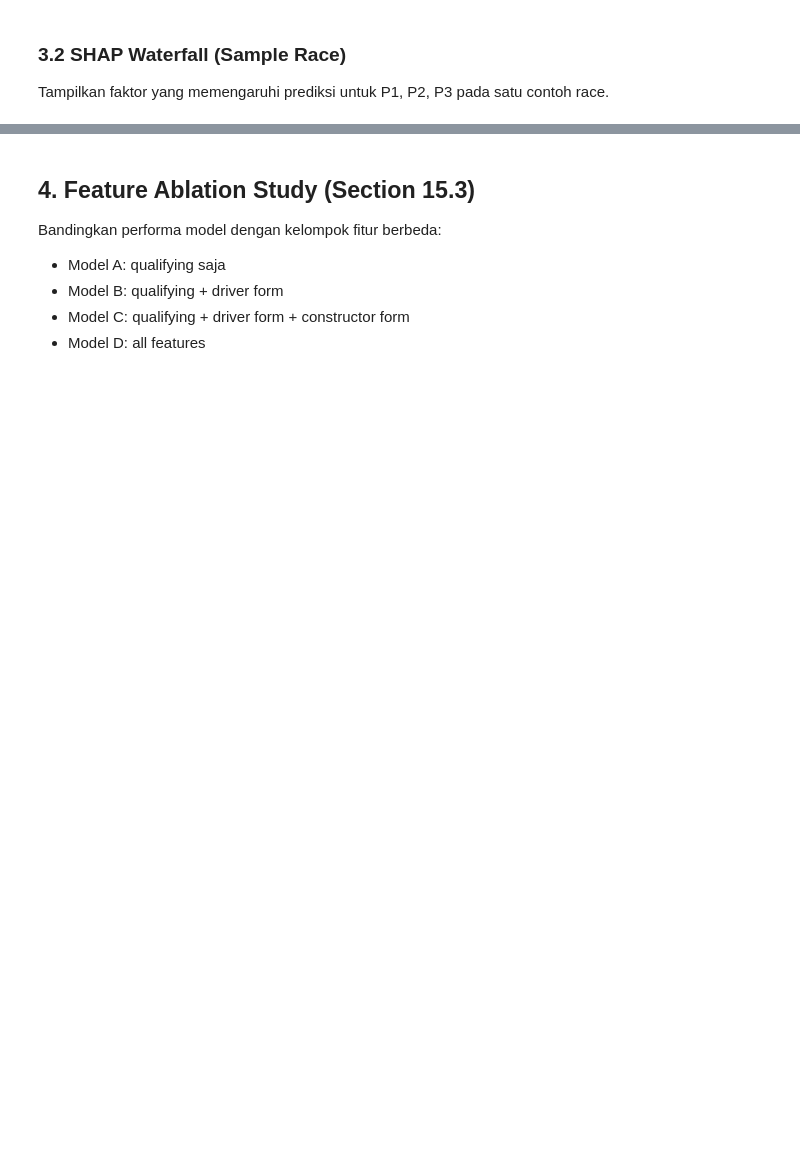
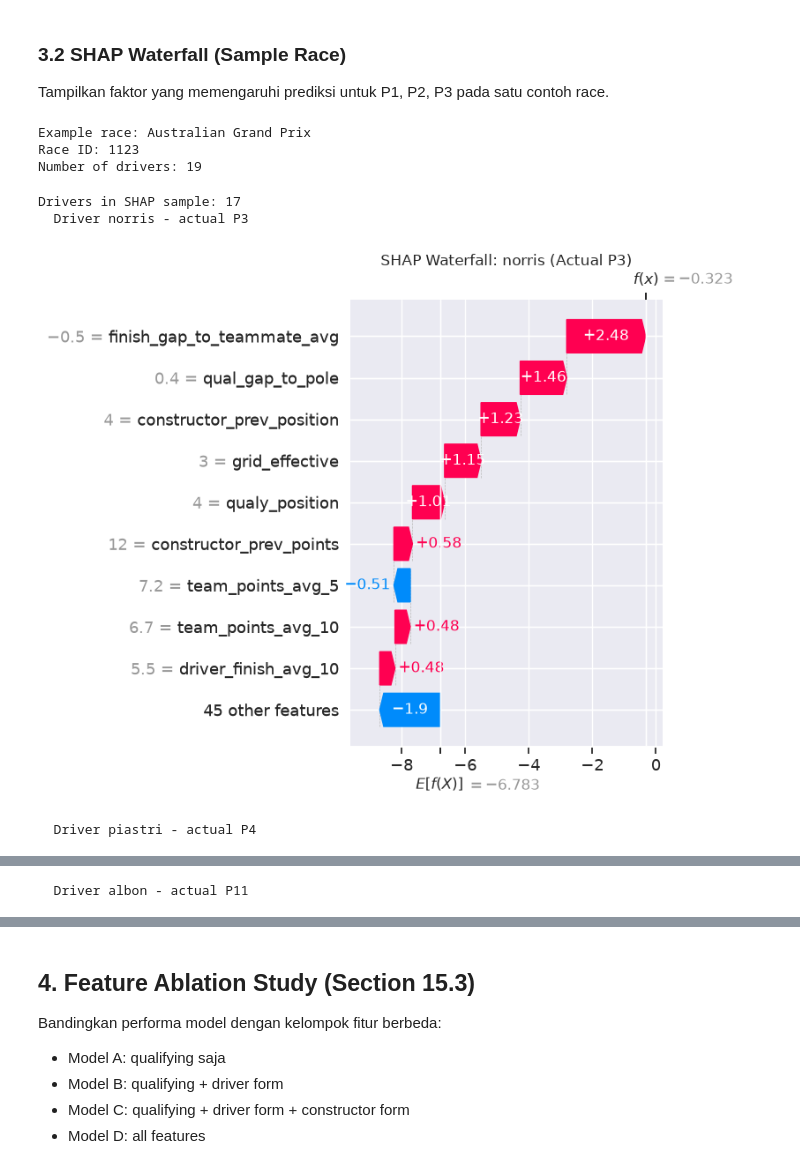
Before and after one commit to blurtie/f1-podium-prediction, a Jupyter notebook: notebooks/09_explainability.ipynb, the cells around one changed output, grey strips where cells are left out. Drawn from its saved outputs; the diff is of its cells as text; code cells hidden in the pictures; blank space fills up the shorter version.

```diff
--- a/notebooks/09_explainability.ipynb
+++ b/notebooks/09_explainability.ipynb
@@ -37,6 +42,6 @@ test_mask = df['year'] >= 2024
 X_test = df[test_mask][feature_cols].fillna(df[feature_cols].median()).copy()
 y_test = df[test_mask]['is_podium'].copy()
 test_meta = df[test_mask][['raceId', 'year', 'round', 'driverRef', 'team',
-                            'constructorId', 'positionOrder', 'is_podium']].copy()
+                            'constructorId', 'positionOrder', 'is_podium', 'race_name']].copy()
 
 print(f'Test set: {X_test.shape}')
@@ -132,6 +151,15 @@ shap_sample_size = min(1000, len(X_test))
 X_shap_sample = X_test.sample(shap_sample_size, random_state=42)
 
 print(f'Calculating SHAP values on {shap_sample_size} samples...')
-shap_values = explainer.shap_values(X_shap_sample)
+shap_values_output = explainer.shap_values(X_shap_sample)
+
+# Untuk binary classifier, shap_values bisa berupa list [class0, class1]
+# Ambil class 1 (podium=1) untuk analisis
+if isinstance(shap_values_output, list):
+    shap_values = shap_values_output[1]
+    print(f'SHAP values shape (class 1): {shap_values.shape}')
+else:
+    shap_values = shap_values_output
+    print(f'SHAP values shape: {shap_values.shape}')
 
 print('SHAP values calculated.')
@@ -186,32 +231,50 @@ race_indices = test_meta[test_meta['raceId'] == example_race].index
 print(f'Example race: {test_meta[test_meta["raceId"] == example_race]["race_name"].iloc[0]}')
 print(f'Race ID: {example_race}')
 print(f'Number of drivers: {len(race_indices)}')
+# %% [output]
+Example race: Australian Grand Prix
+Race ID: 1123
+Number of drivers: 19
 # %%
 # Cari driver yang masuk index SHAP sample
 shap_race_idx = [i for i in race_indices if i in X_shap_sample.index]
 
 print('Drivers in SHAP sample:', len(shap_race_idx))
+
+# expected_value untuk binary classifier: ambil untuk class 1
+if isinstance(explainer.expected_value, (list, np.ndarray)) and len(explainer.expected_value) > 1:
+    base_value = explainer.expected_value[1]
+else:
+    base_value = explainer.expected_value
 
 if len(shap_race_idx) >= 3:
     for i in range(min(3, len(shap_race_idx))):
         idx = shap_race_idx[i]
         driver = test_meta.loc[idx, 'driverRef']
         pos = test_meta.loc[idx, 'positionOrder']
         print(f'  Driver {driver} - actual P{int(pos)}')
 
+        # Cari posisi index di X_shap_sample
+        shap_position = list(X_shap_sample.index).index(idx)
+
         plt.figure(figsize=(10, 6))
         shap.waterfall_plot(
             shap.Explanation(
-                values=shap_values[list(X_shap_sample.index).index(idx)],
-                base_values=explainer.expected_value,
+                values=shap_values[shap_position],
+                base_values=base_value,
                 data=X_shap_sample.loc[idx].values,
                 feature_names=feature_cols
             ),
             max_display=10, show=False
         )
         plt.title(f'SHAP Waterfall: {driver} (Actual P{int(pos)})')
         plt.tight_layout()
         plt.savefig(f'../reports/figures/shap_waterfall_{driver}.png', dpi=150, bbox_inches='tight')
         plt.show()
 else:
     print('Sample race not in SHAP sample. Skipping waterfall plots.')
+# %% [output]
+Drivers in SHAP sample: 17
+  Driver norris - actual P3
+[figure, added]
+  Driver piastri - actual P4
@@ -217,0 +282 @@ else:
+  Driver albon - actual P11
```
Also changed, not shown: parts of 20 cells of this notebook.
